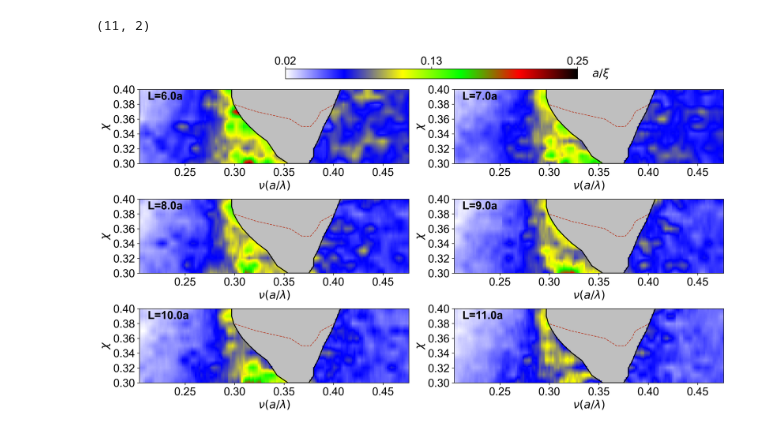
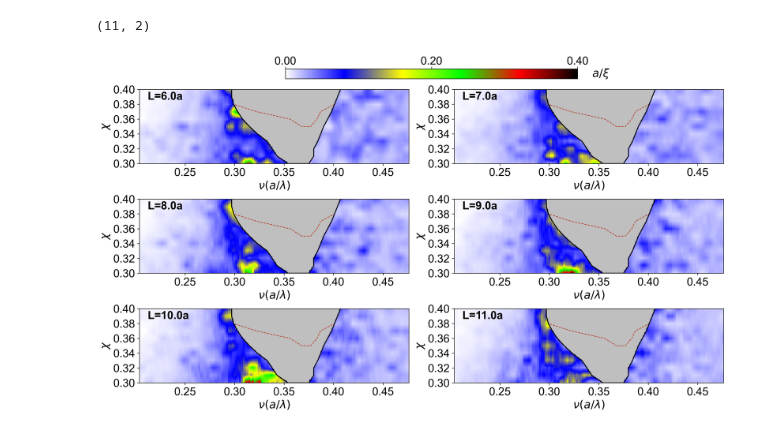
Before and after one commit to fhernandez93/LoadingPermittivityDistToSlabTransmission, a Jupyter notebook: Notebooks/2D SHU Project/20251010_frequency_analysis/20251211_Phase_Diagrams_L_sweep.ipynb, the cells around one changed output. Drawn from its saved outputs; the diff is of its cells as text; code cells hidden in the pictures.

Commit message:
Updated code to reflect changes to the length definitions

```diff
--- a/Notebooks/2D SHU Project/20251010_frequency_analysis/20251211_Phase_Diagrams_L_sweep.ipynb
+++ b/Notebooks/2D SHU Project/20251010_frequency_analysis/20251211_Phase_Diagrams_L_sweep.ipynb
@@ -215,10 +212,13 @@ for h, length in enumerate(data_intensities_exit["size"]):
     mask[chi_be_idx,:] = (f_grid >= f_low_interp) & (f_grid <= f_high_interp)
 
     value = np.ma.array(value, mask=mask)
+    value = value**2*length #This was changed from 1/d_L to (L*a)/d_L**2 = a/\xi
+    vmin = np.min(value)
+    vmax = np.max(value)
 
     global_vmin = min(global_vmin, np.min(value))
 
-    im=ax_flattened[j].imshow(value, vmax=0.25,
+    im=ax_flattened[j].imshow(value, vmax=vmax, vmin=vmin,
                       extent =[np.min(f),np.max(f), 0.3,0.4],
                          origin ='lower', cmap=cmap,
                          interpolation='nearest',
@@ -232,33 +232,33 @@ for h, length in enumerate(data_intensities_exit["size"]):
     ax_flattened[j].set_ylabel(rf"$\chi$")
     ax_flattened[j].tick_params(axis='both', which='major')
     yticks = np.arange(0.3, 0.4, 0.02)
     ax_flattened[j].set_yticks(yticks)
     ax_flattened[j].set_yticklabels([f"{t:.2f}" for t in yticks])
     ax_flattened[j].tick_params(axis='x', which='both', labelbottom=True)
     xticks = np.arange(0.25, 0.481, 0.05)
     ax_flattened[j].set_xticks(xticks)
     ax_flattened[j].set_xticklabels([f"{t:.2f}" for t in xticks])
     ax_flattened[j].tick_params(axis='x', which='both', labelbottom=True)
     subplot_label = rf"L={length}a"
     # Panel label placed inside the axes so it never collides with the colorbar
     ax_flattened[j].text(0.03, 0.97, subplot_label, transform=ax_flattened[j].transAxes,
                          fontsize=18, fontweight='bold', va='top', ha='left', color='k')
     j=j+1
 
 # Put every subplot on the same color scale so a single colorbar is meaningful
 for im in ims:
-    im.set_clim(global_vmin, 0.25)
+    im.set_clim(global_vmin, 0.4)
 
 # One shared colorbar, centered above all subplots. constrained_layout reserves
 # space for it, so it does not overlap the axes.
-ticks = np.linspace(global_vmin, 0.25, 3)
+ticks = np.linspace(global_vmin, 0.4, 3)
 cbar = fig.colorbar(ims[-1], ax=ax_flattened, orientation='horizontal',
                     location="top", shrink=0.5, aspect=30, pad=0.02, ticks=ticks)
 cbar.ax.set_xticklabels([f"{t:.2f}" for t in ticks])
 cbar.ax.tick_params(labelsize=18, pad=0)
 cbar.ax.text(1.05, 0.5, rf"$a/ \xi$", va='center', ha='left', transform=cbar.ax.transAxes)
 
 plt.savefig(rf'./figures/phase_diagram_L_sweep.pdf', bbox_inches='tight')
 plt.show()
 # %% [output]
-[figure, old version]
+[figure, new version]
```
Also changed, not shown: parts of 1 cell of this notebook, 1 other file.
